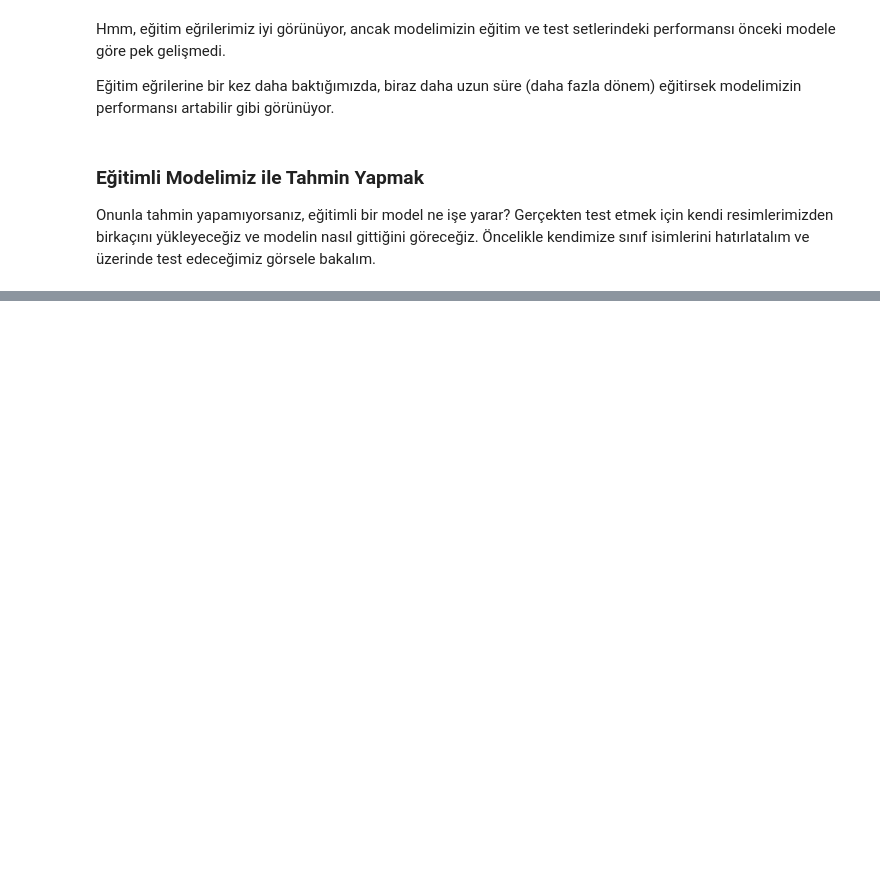
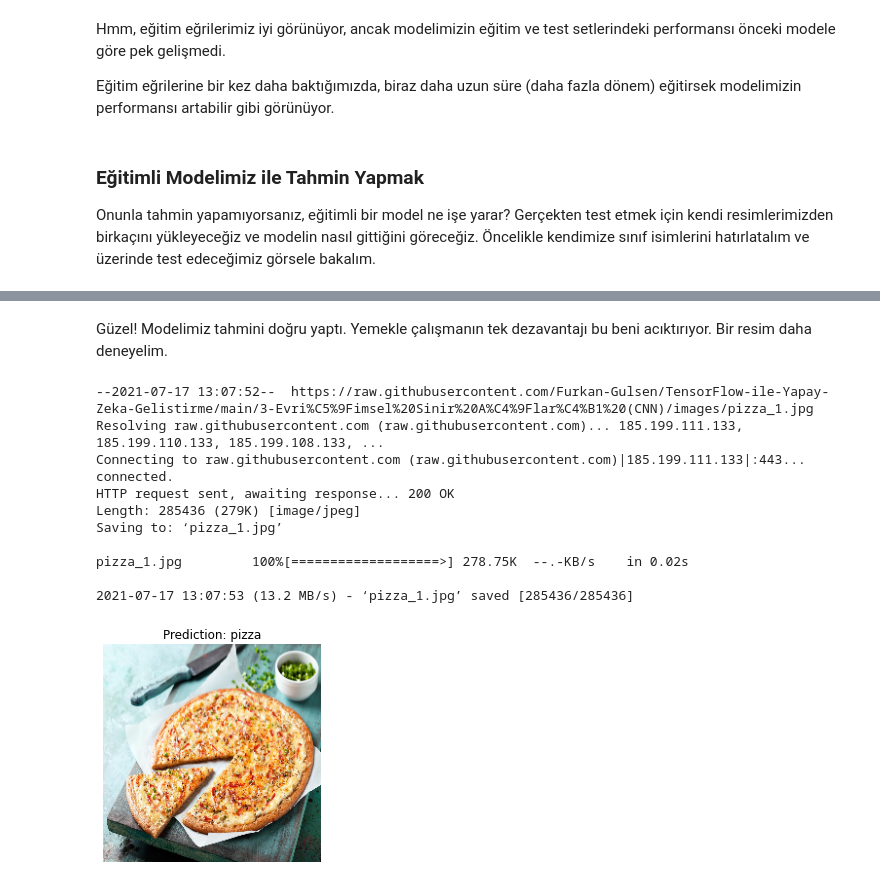
Before and after one commit to Furkan-Gulsen/TensorFlow-ile-Yapay-Zeka-Gelistirme, a Jupyter notebook: 3-Evrişimsel Sinir Ağları (CNN)/TensorFlow_ile_Evrişimli_Sinir_Ağlar_(CNN).ipynb, the cells around one changed output, grey strips where cells are left out. Cells and saved outputs as stored; diff of their text form; code cells hidden in the pictures; blank space fills up the shorter version.

```diff
--- a/3-Evrişimsel Sinir Ağları (CNN)/TensorFlow_ile_Evrişimli_Sinir_Ağlar_(CNN).ipynb
+++ b/3-Evrişimsel Sinir Ağları (CNN)/TensorFlow_ile_Evrişimli_Sinir_Ağlar_(CNN).ipynb
@@ -1189,0 +1410,18 @@ print(class_names)
+# %% [markdown]
+Güzel! Modelimiz tahmini doğru yaptı. Yemekle çalışmanın tek dezavantajı bu beni acıktırıyor. Bir resim daha deneyelim.
+# %%
+# Download another test image and make a prediction on it
+!wget "https://raw.githubusercontent.com/Furkan-Gulsen/TensorFlow-ile-Yapay-Zeka-Gelistirme/main/3-Evri%C5%9Fimsel%20Sinir%20A%C4%9Flar%C4%B1%20(CNN)/images/pizza_1.jpg"
+pred_and_plot(model_8, "pizza_1.jpg", class_names)
+# %% [output]
+--2021-07-17 13:07:52--  https://raw.githubusercontent.com/Furkan-Gulsen/TensorFlow-ile-Yapay-Zeka-Gelistirme/main/3-Evri%C5%9Fimsel%20Sinir%20A%C4%9Flar%C4%B1%20(CNN)/images/pizza_1.jpg
+Resolving raw.githubusercontent.com (raw.githubusercontent.com)... 185.199.111.133, 185.199.110.133, 185.199.108.133, ...
+Connecting to raw.githubusercontent.com (raw.githubusercontent.com)|185.199.111.133|:443... connected.
+HTTP request sent, awaiting response... 200 OK
+Length: 285436 (279K) [image/jpeg]
+Saving to: ‘pizza_1.jpg’
+
+pizza_1.jpg         100%[===================>] 278.75K  --.-KB/s    in 0.02s
+
+2021-07-17 13:07:53 (13.2 MB/s) - ‘pizza_1.jpg’ saved [285436/285436]
+[figure, added]
```
Also changed, not shown: parts of 98 cells of this notebook, 31 other files.
